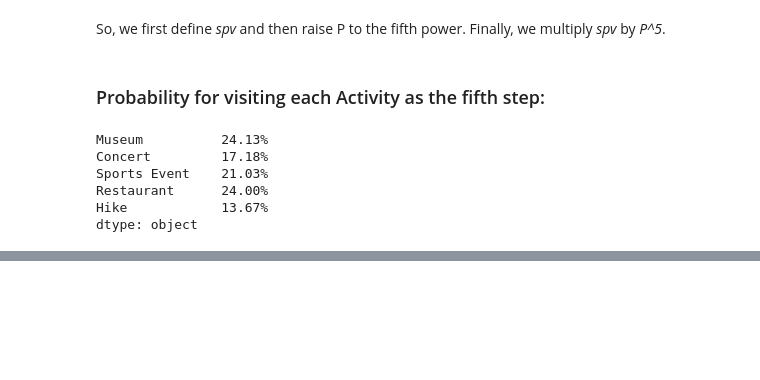
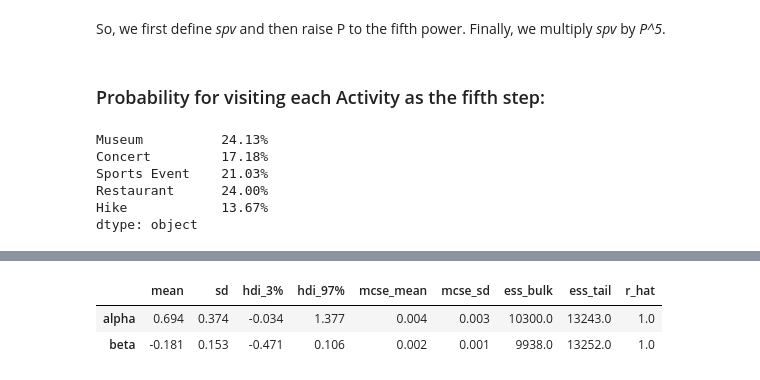
Before and after one commit to admeeer/PosteriorDistributions, a Jupyter notebook: pd.ipynb, the cells around one changed output, grey strips where cells are left out. Saved outputs shown, nothing was run; the diff lists cells and outputs as text; code cells hidden in the pictures; blank space fills up the shorter version.

```diff
--- a/pd.ipynb
+++ b/pd.ipynb
@@ -229,0 +233,22 @@ dtype: object
+# %%
+import pymc as pm
+import numpy as np
+
+# Example data:
+n_tourists = 100
+extend_stay = np.random.binomial(1, p=0.5, size=n_tourists)  # Random binary data for stay extension
+visited_locations = np.random.poisson(lam=2, size=n_tourists)  # Random count data for locations visited
+
+with pm.Model() as model:
+    # Prior distributions for α and β
+    alpha = pm.Normal('alpha', mu=0, sigma=10)
+    beta = pm.Normal('beta', mu=0, sigma=10)
+
+    # Logistic function for the probability of extending a stay
+    p = pm.math.sigmoid(alpha + beta * visited_locations)
+
+    # Likelihood of the observed data
+    observed = pm.Bernoulli('observed', p=p, observed=extend_stay)
+
+    # Sample from the posterior distribution
+    trace = pm.sample(10000)
@@ -229,0 +262,6 @@ dtype: object
+# %%
+pm.summary(trace)
+# %% [output]
+|  | mean | sd | hdi_3% | hdi_97% | mcse_mean | mcse_sd | ess_bulk | ess_tail | r_hat |
+| alpha | 0.694 | 0.374 | -0.034 | 1.377 | 0.004 | 0.003 | 10300.0 | 13243.0 | 1.0 |
+| beta | -0.181 | 0.153 | -0.471 | 0.106 | 0.002 | 0.001 | 9938.0 | 13252.0 | 1.0 |
```
Also changed, not shown: parts of 3 cells of this notebook.
